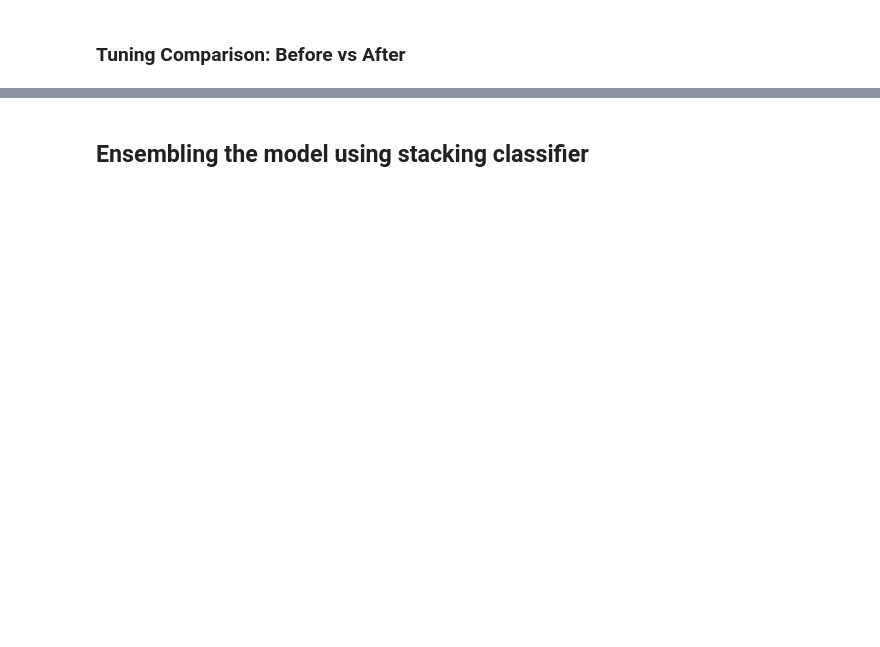
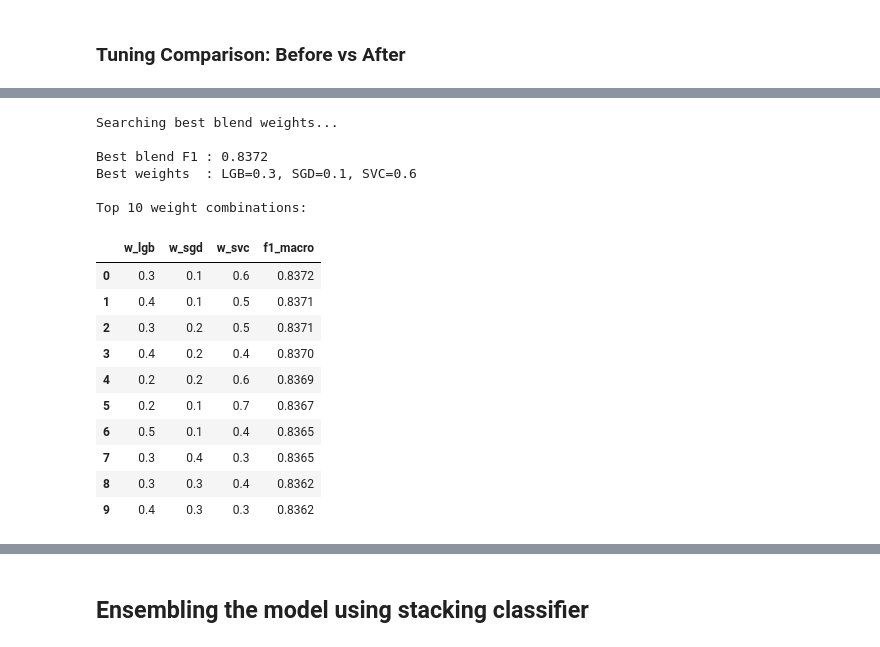
Before and after one commit to 23f3001800/Comment-Category-Prediction-Challenge, a Jupyter notebook: 23f3001800-notebook-t12026.ipynb, the cells around one changed output, grey strips where cells are left out. Cells and saved outputs as stored; diff of their text form; code cells hidden in the pictures; blank space fills up the shorter version.

```diff
--- a/23f3001800-notebook-t12026.ipynb
+++ b/23f3001800-notebook-t12026.ipynb
@@ -1371,42 +1395,60 @@ weighted avg      0.921     0.917     0.918     39600
 # %%
-# best_f1      = 0
-# best_weights = None
-# results_log  = []
+best_f1      = 0
+best_weights = None
+results_log  = []
 
-# weight_options = [0.1, 0.2, 0.3, 0.4, 0.5, 0.6, 0.7]
+weight_options = [0.1, 0.2, 0.3, 0.4, 0.5, 0.6, 0.7]
 
-# print("Searching best blend weights...")
+print("Searching best blend weights...")
 
-# for w1, w2, w3 in product(weight_options, repeat=3):
-#     if abs(w1 + w2 + w3 - 1.0) > 0.01:
-#         continue
+for w1, w2, w3 in product(weight_options, repeat=3):
+    if abs(w1 + w2 + w3 - 1.0) > 0.01:
+        continue
 
-#     blended = (w1 * lgb_proba +
-#                w2 * sgd_proba +
-#                w3 * svc_proba)
+    blended = (w1 * lgb_proba +
+               w2 * sgd_proba +
+               w3 * svc_proba)
 
-#     preds = np.argmax(blended, axis=1)
-#     f1    = f1_score(y_val, preds, average='macro')
+    preds = np.argmax(blended, axis=1)
+    f1    = f1_score(y_val, preds, average='macro')
 
-#     results_log.append({
-#         'w_lgb'   : w1,
-#         'w_sgd'   : w2,
-#         'w_svc'   : w3,
-#         'f1_macro': f1
-#     })
+    results_log.append({
+        'w_lgb'   : w1,
+        'w_sgd'   : w2,
+        'w_svc'   : w3,
+        'f1_macro': f1
+    })
 
-#     if f1 > best_f1:
-#         best_f1      = f1
-#         best_weights = (w1, w2, w3)
+    if f1 > best_f1:
+        best_f1      = f1
+        best_weights = (w1, w2, w3)
 
-# print(f"\nBest blend F1 : {best_f1:.4f}")
-# print(f"Best weights  : LGB={best_weights[0]}, "
-#       f"SGD={best_weights[1]}, SVC={best_weights[2]}")
+print(f"\nBest blend F1 : {best_f1:.4f}")
+print(f"Best weights  : LGB={best_weights[0]}, "
+      f"SGD={best_weights[1]}, SVC={best_weights[2]}")
 
-# results_df = pd.DataFrame(results_log).sort_values(
-#     'f1_macro', ascending=False
-# ).reset_index(drop=True)
+results_df = pd.DataFrame(results_log).sort_values(
+    'f1_macro', ascending=False
+).reset_index(drop=True)
 
-# print("\nTop 10 weight combinations:")
-# display(results_df.head(10).round(4))
+print("\nTop 10 weight combinations:")
+display(results_df.head(10).round(4))
+# %% [output]
+Searching best blend weights...
+
+Best blend F1 : 0.8372
+Best weights  : LGB=0.3, SGD=0.1, SVC=0.6
+
+Top 10 weight combinations:
+|  | w_lgb | w_sgd | w_svc | f1_macro |
+| 0 | 0.3 | 0.1 | 0.6 | 0.8372 |
+| 1 | 0.4 | 0.1 | 0.5 | 0.8371 |
+| 2 | 0.3 | 0.2 | 0.5 | 0.8371 |
+| 3 | 0.4 | 0.2 | 0.4 | 0.8370 |
+| 4 | 0.2 | 0.2 | 0.6 | 0.8369 |
+| 5 | 0.2 | 0.1 | 0.7 | 0.8367 |
+| 6 | 0.5 | 0.1 | 0.4 | 0.8365 |
+| 7 | 0.3 | 0.4 | 0.3 | 0.8365 |
+| 8 | 0.3 | 0.3 | 0.4 | 0.8362 |
+| 9 | 0.4 | 0.3 | 0.3 | 0.8362 |
 # %%
```
Also changed, not shown: parts of 10 cells of this notebook.
